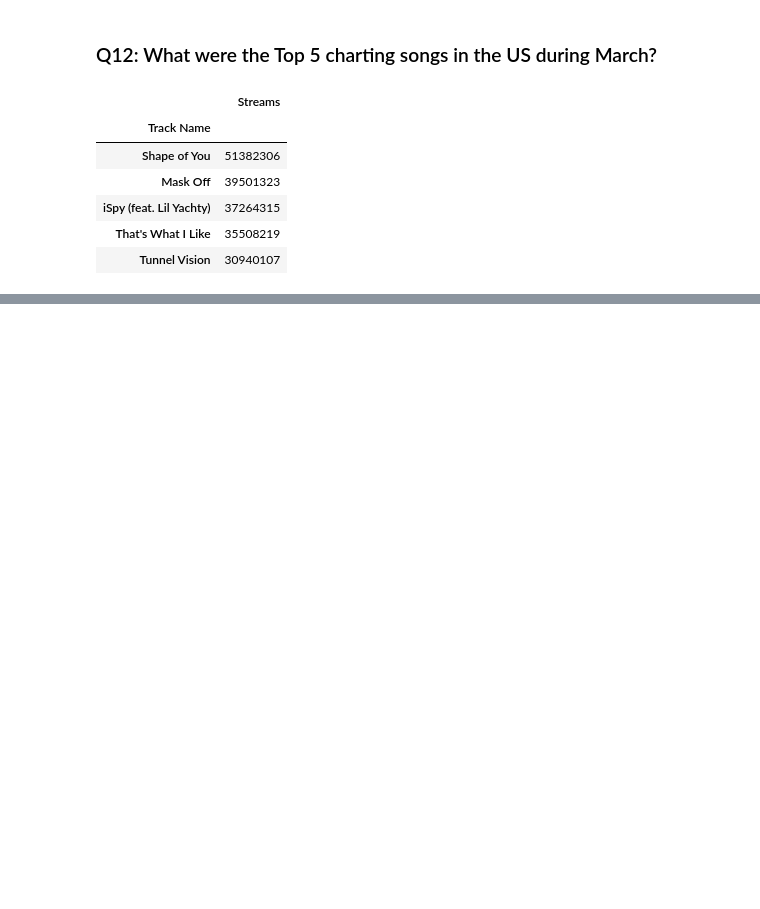
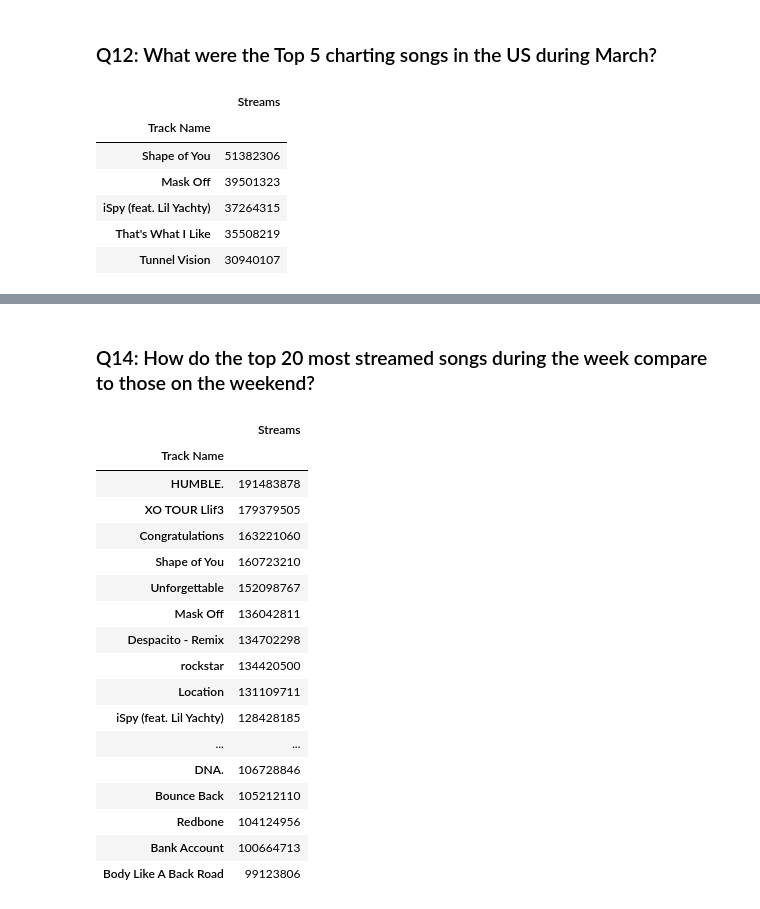
Before and after one commit to maddae0803/pandas, a Jupyter notebook: Music Data Analysis.ipynb, the cells around one changed output, grey strips where cells are left out. Cells and saved outputs as stored; diff of their text form; code cells hidden in the pictures; blank space fills up the shorter version.

```diff
--- a/Music Data Analysis.ipynb
+++ b/Music Data Analysis.ipynb
@@ -236,0 +282,45 @@ top10.head(5)
+# %% [markdown]
+### Q14: How do the top 20 most streamed songs during the week compare to those on the weekend?
+# %%
+us = df[df['Region'] == 'us']
+monthDayCounts = [31, 28, 31, 30, 31, 30, 31, 31, 30, 31, 30, 31]
+weekdays = []
+
+for index, row in us.iterrows():
+    date = row['Date']
+    dateSplit = date.split("-")
+    month = int(dateSplit[1])
+    day = int(dateSplit[2])
+
+    dayTotal = 0
+    for months in range(month - 1):
+        dayTotal += monthDayCounts[months]
+    dayTotal += day
+
+    dayOfWeek = dayTotal % 7 # 6 for Friday, 0 for Saturday, 1 for Sunday
+    if (not ((dayOfWeek == 6 or dayOfWeek == 0) or dayOfWeek == 1)):
+        weekdays.append(row)
+
+dfWeekDays = pd.DataFrame(weekdays)
+dfWeekDays = dfWeekDays.groupby('Track Name').sum()
+dfWeekDays = dfWeekDays.sort_values(by=['Streams'], ascending=False)
+dfWeekDays.head(20)
+# %% [output]
+|  | Streams |
+| Track Name |  |
+| HUMBLE. | 191483878 |
+| XO TOUR Llif3 | 179379505 |
+| Congratulations | 163221060 |
+| Shape of You | 160723210 |
+| Unforgettable | 152098767 |
+| Mask Off | 136042811 |
+| Despacito - Remix | 134702298 |
+| rockstar | 134420500 |
+| Location | 131109711 |
+| iSpy (feat. Lil Yachty) | 128428185 |
+| ... | ... |
+| DNA. | 106728846 |
+| Bounce Back | 105212110 |
+| Redbone | 104124956 |
+| Bank Account | 100664713 |
+| Body Like A Back Road | 99123806 |
```
Also changed, not shown: parts of 2 cells of this notebook.
